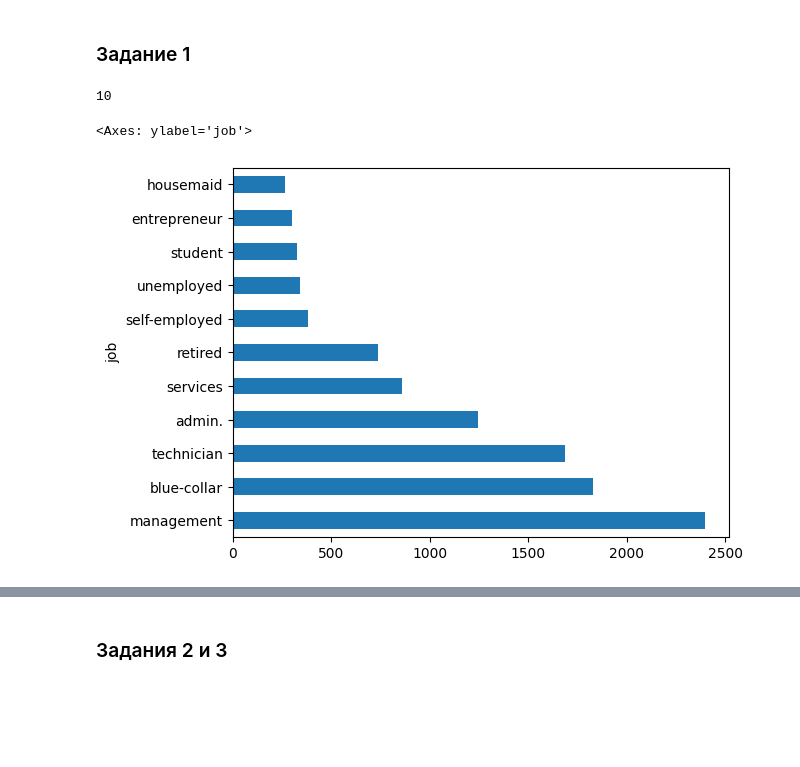
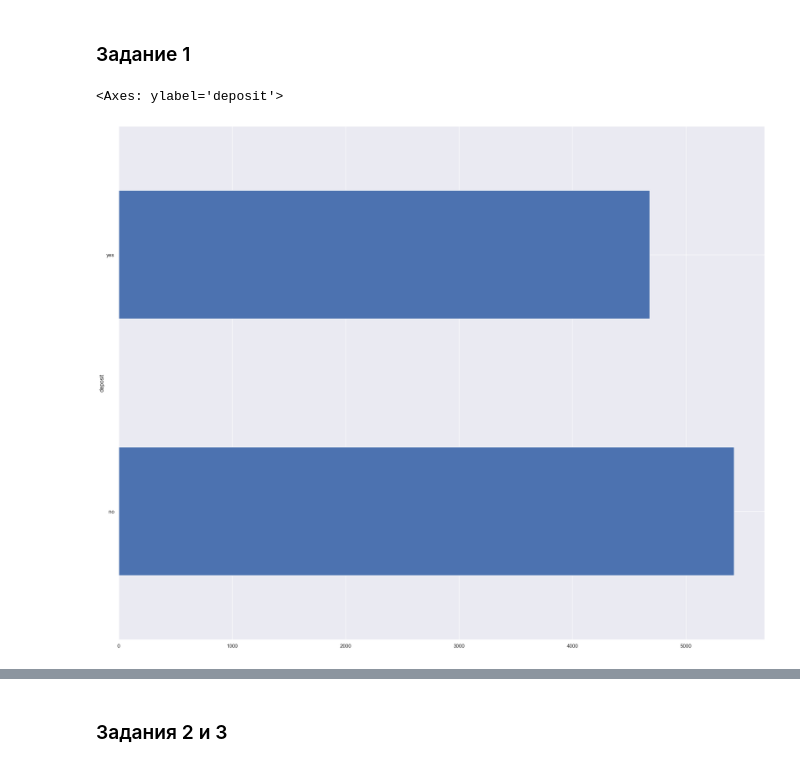
Before and after one commit to Dennniskoo/data_science, a Jupyter notebook: Project_4/Project_4_ML.ipynb, the cells around one changed output, grey strips where cells are left out. Saved outputs shown, nothing was run; the diff lists cells and outputs as text; code cells hidden in the pictures; blank space fills up the shorter version.

```diff
--- a/Project_4/Project_4_ML.ipynb
+++ b/Project_4/Project_4_ML.ipynb
@@ -128,18 +149,7 @@ df['balance'].plot(kind='box')
 # %%
 # изучите соотношение классов в ваших данных на предмет несбалансированности, проиллюстрируйте результат
 # ваш код
-def obj_col():
-    for col in df.select_dtypes('object').columns:
-        yield col
-
-obj_col_generator = obj_col()
-
-len(df.select_dtypes('object').columns)
+df['deposit'].value_counts().plot(kind='barh')
 # %% [output]
-10
+<Axes: ylabel='deposit'>
+[figure, added]
-# %%
-# marital single=divorced?
-df[next(obj_col_generator)].value_counts().plot(kind='barh')
-# %% [output]
-<Axes: ylabel='job'>
-[figure, removed]
```
Also changed, not shown: parts of 53 cells of this notebook.
